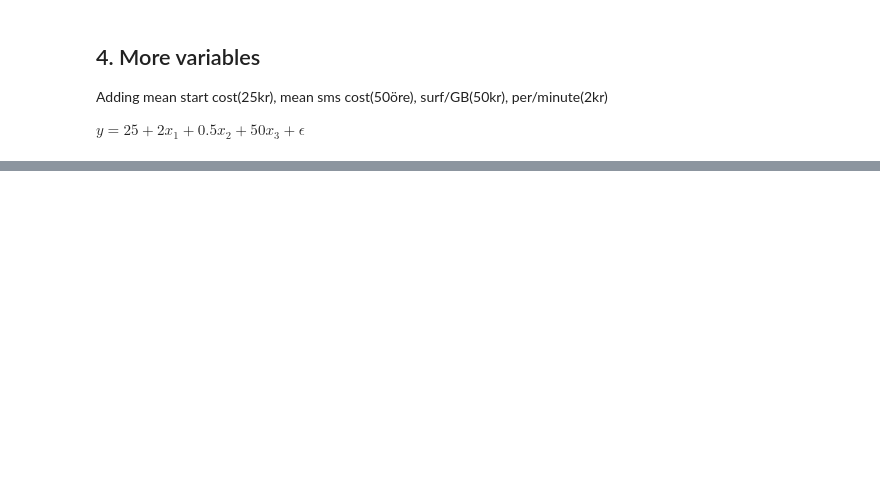
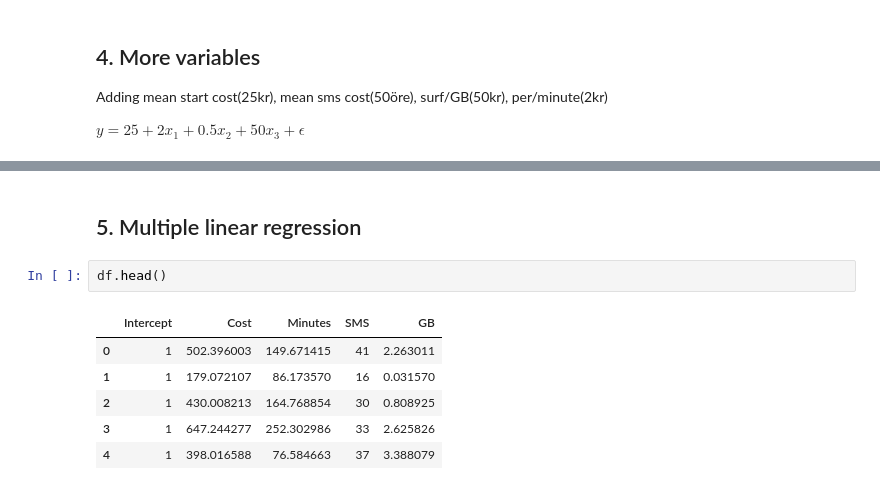
Before and after one commit to Crudeerz/ML-Rasmus-Berghall, a Jupyter notebook: Exercises/E00_answers.ipynb, the cells around one changed output, grey strips where cells are left out. Drawn from its saved outputs; the diff is of its cells as text; blank space fills up the shorter version.

```diff
--- a/Exercises/E00_answers.ipynb
+++ b/Exercises/E00_answers.ipynb
@@ -254,0 +245,11 @@ AttributeError: 'numpy.ndarray' object has no attribute 'xaxis'
+# %% [markdown]
+## 5. Multiple linear regression
+# %%
+df.head()
+# %% [output]
+|  | Intercept | Cost | Minutes | SMS | GB |
+| 0 | 1 | 502.396003 | 149.671415 | 41 | 2.263011 |
+| 1 | 1 | 179.072107 | 86.173570 | 16 | 0.031570 |
+| 2 | 1 | 430.008213 | 164.768854 | 30 | 0.808925 |
+| 3 | 1 | 647.244277 | 252.302986 | 33 | 2.625826 |
+| 4 | 1 | 398.016588 | 76.584663 | 37 | 3.388079 |
```
Also changed, not shown: parts of 15 cells of this notebook.
